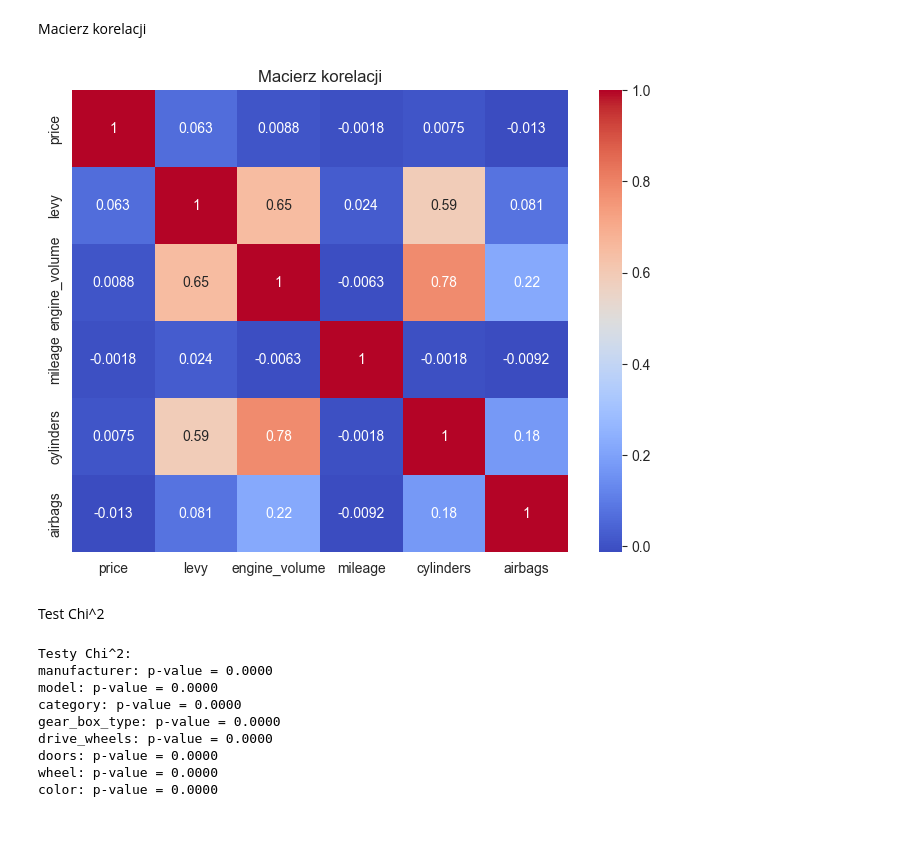
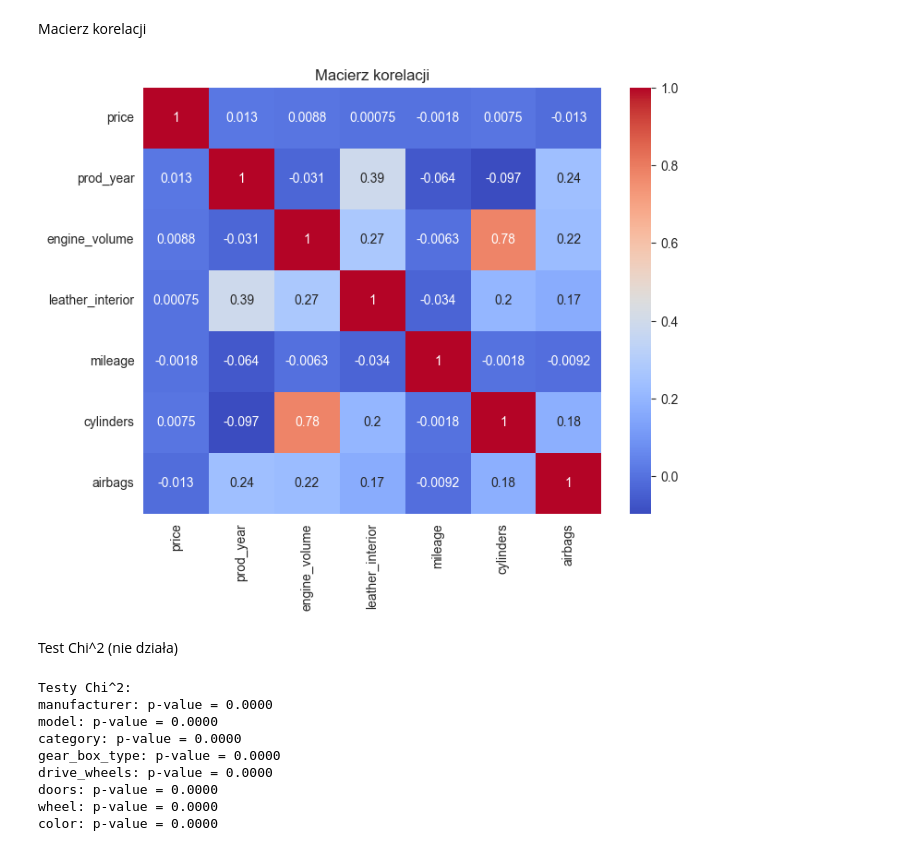
Before and after one commit to julia6twp/eksploracja_projekt, a Jupyter notebook: model1.ipynb, the cells around one changed output. Saved outputs shown, nothing was run; the diff lists cells and outputs as text; code cells hidden in the pictures.

```diff
--- a/model1.ipynb
+++ b/model1.ipynb
@@ -279,2 +322,29 @@ Universal     27     183      41         0   15      98               0
 # %% [markdown]
 Histogramy skategoryzowane
+# %%
+# Konwersja zmiennych jakościowych na string
+df = df.applymap(lambda x: str(x) if isinstance(x, str) else x)
+
+# --- 1. Histogram skategoryzowany dla zmiennych zależnych względem zmiennych objaśniających ---
+
+# Przykład: price względem manufacturer
+plt.figure(figsize=(10,5))
+sns.histplot(data=df, x='price', hue='fuel_type', multiple='stack', bins=30)
+plt.title('Histogram ceny względem typu paliwa')
+plt.tight_layout()
+plt.show()
+
+# Możesz zrobić analogicznie dla innych par:
+# engine_volume względem drive_wheels
+plt.figure(figsize=(10,5))
+sns.histplot(data=df, x='engine_volume', hue='cylinders', multiple='stack', bins=30)
+plt.title('Histogram pojemności silnika względem liczby cylindrów')
+plt.tight_layout()
+plt.show()
+
+# airbags względem category
+plt.figure(figsize=(10,5))
+sns.histplot(data=df, x='airbags', hue='category', multiple='stack', bins=15)
+plt.title('Histogram liczby poduszek względem kategorii')
+plt.tight_layout()
+plt.show()
@@ -298,15 +407,15 @@ plt.show()
 # %% [markdown]
 Macierz korelacji
 # %%
-quantitative_cols = ['price', 'levy', 'engine_volume', 'mileage', 'cylinders', 'airbags']
+quantitative_cols = ['price','prod_year', 'engine_volume', 'leather_interior', 'mileage', 'cylinders', 'airbags']
 corr_matrix = df[quantitative_cols].corr()
 
 plt.figure(figsize=(8,6))
 sns.heatmap(corr_matrix, annot=True, cmap='coolwarm')
 plt.title('Macierz korelacji')
 plt.show()
 # %% [output]
-[figure, old version]
+[figure, new version]
 # %% [markdown]
-Test Chi^2
+Test Chi^2 (nie działa)
 # %%
```
Also changed, not shown: parts of 22 cells of this notebook, 1 other file.
